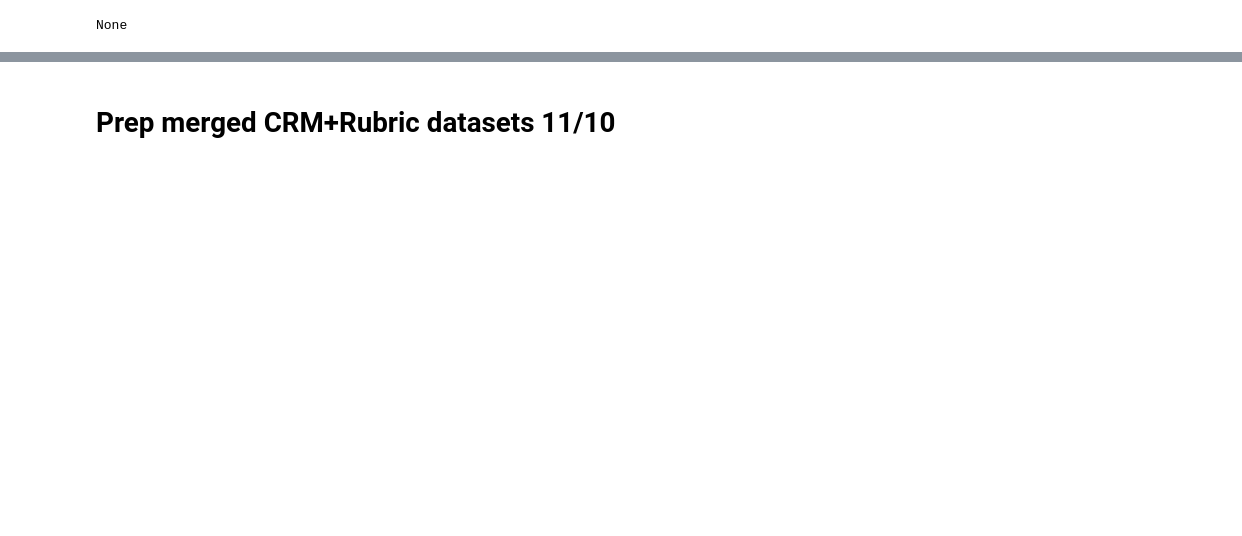
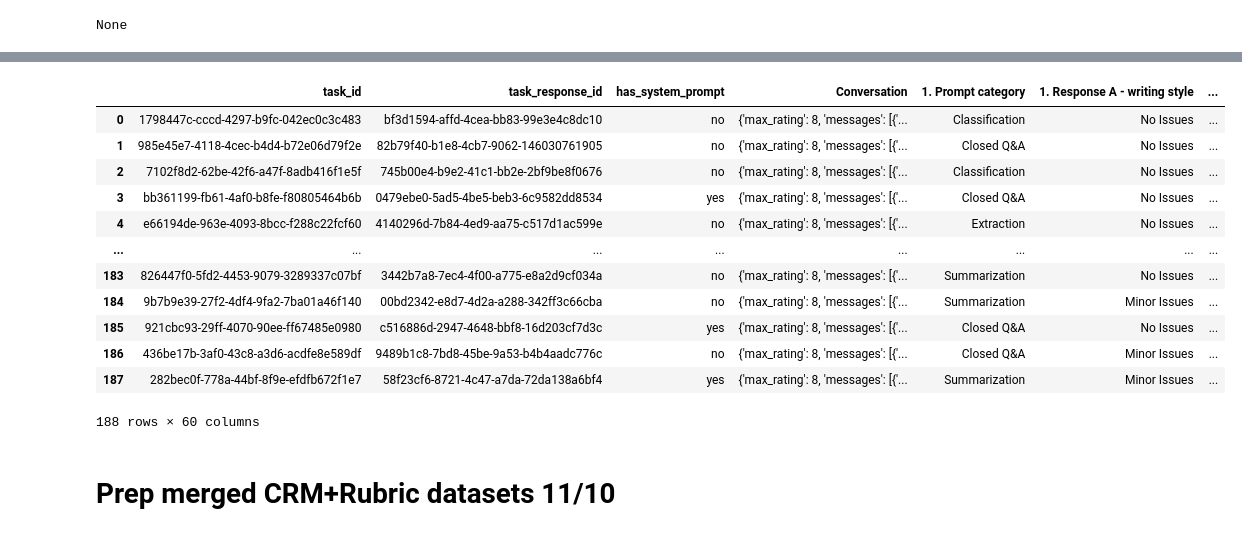
Before and after one commit to yuchenhe-xai/yccolab, a Jupyter notebook: 241015_exp_runs_rubrics.ipynb, the cells around one changed output, grey strips where cells are left out. Drawn from its saved outputs; the diff is of its cells as text; code cells hidden in the pictures; blank space fills up the shorter version.

```diff
--- a/241015_exp_runs_rubrics.ipynb
+++ b/241015_exp_runs_rubrics.ipynb
@@ -3748,3 +4428,21 @@ plt.show()
+# %%
+df1 = json.load(open("/data/datasets/preferences-v2/surge/[x-9] RLHF - Enterprise API - Batch 4.json", "r"))
+
+pd.DataFrame(df1)
+# %% [output]
+|  | task_id | task_response_id | has_system_prompt | Conversation | 1. Prompt category | 1. Response A - writing style | ... |
+| 0 | 1798447c-cccd-4297-b9fc-042ec0c3c483 | bf3d1594-affd-4cea-bb83-99e3e4c8dc10 | no | {'max_rating': 8, 'messages': [{'... | Classification | No Issues | ... |
+| 1 | 985e45e7-4118-4cec-b4d4-b72e06d79f2e | 82b79f40-b1e8-4cb7-9062-146030761905 | no | {'max_rating': 8, 'messages': [{'... | Closed Q&A | No Issues | ... |
+| 2 | 7102f8d2-62be-42f6-a47f-8adb416f1e5f | 745b00e4-b9e2-41c1-bb2e-2bf9be8f0676 | no | {'max_rating': 8, 'messages': [{'... | Classification | No Issues | ... |
+| 3 | bb361199-fb61-4af0-b8fe-f80805464b6b | 0479ebe0-5ad5-4be5-beb3-6c9582dd8534 | yes | {'max_rating': 8, 'messages': [{'... | Closed Q&A | No Issues | ... |
+| 4 | e66194de-963e-4093-8bcc-f288c22fcf60 | 4140296d-7b84-4ed9-aa75-c517d1ac599e | no | {'max_rating': 8, 'messages': [{'... | Extraction | No Issues | ... |
+| ... | ... | ... | ... | ... | ... | ... | ... |
+| 183 | 826447f0-5fd2-4453-9079-3289337c07bf | 3442b7a8-7ec4-4f00-a775-e8a2d9cf034a | no | {'max_rating': 8, 'messages': [{'... | Summarization | No Issues | ... |
+| 184 | 9b7b9e39-27f2-4df4-9fa2-7ba01a46f140 | 00bd2342-e8d7-4d2a-a288-342ff3c66cba | no | {'max_rating': 8, 'messages': [{'... | Summarization | Minor Issues | ... |
+| 185 | 921cbc93-29ff-4070-90ee-ff67485e0980 | c516886d-2947-4648-bbf8-16d203cf7d3c | yes | {'max_rating': 8, 'messages': [{'... | Closed Q&A | No Issues | ... |
+| 186 | 436be17b-3af0-43c8-a3d6-acdfe8e589df | 9489b1c8-7bd8-45be-9a53-b4b4aadc776c | no | {'max_rating': 8, 'messages': [{'... | Closed Q&A | Minor Issues | ... |
+| 187 | 282bec0f-778a-44bf-8f9e-efdfb672f1e7 | 58f23cf6-8721-4c47-a7da-72da138a6bf4 | yes | {'max_rating': 8, 'messages': [{'... | Summarization | Minor Issues | ... |
+188 rows × 60 columns
 # %% [markdown]
 # Prep merged CRM+Rubric datasets 11/10
 # %%
```
Also changed, not shown: parts of 35 cells of this notebook.
